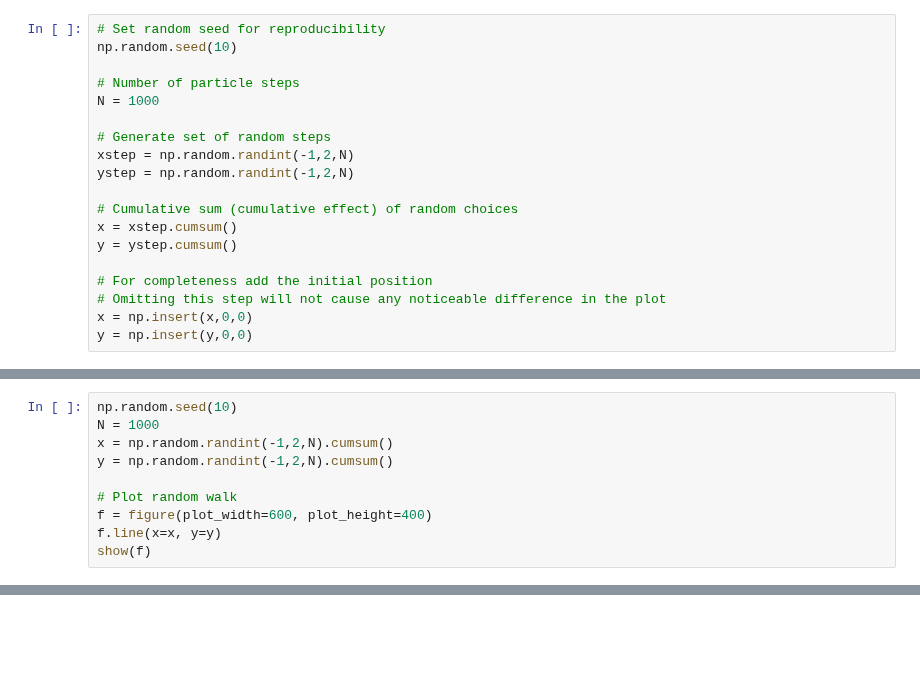
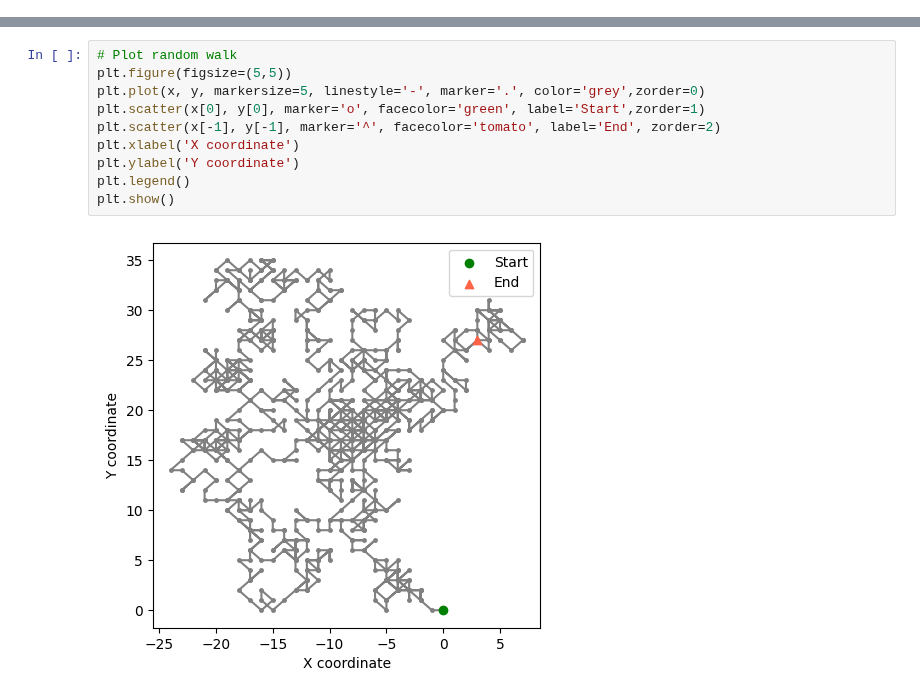
Before and after one commit to soilwater/pynotes-agriscience, a Jupyter notebook: exercises/random_walk.ipynb, the cells around one changed output, grey strips where cells are left out. Drawn from its saved outputs; the diff is of its cells as text; blank space fills up the shorter version.

```diff
--- a/exercises/random_walk.ipynb
+++ b/exercises/random_walk.ipynb
@@ -59,19 +68,0 @@ show(f)
-# %%
-# Set random seed for reproducibility
-np.random.seed(10)
-
-# Number of particle steps
-N = 1000
-
-# Generate set of random steps
-xstep = np.random.randint(-1,2,N)
-ystep = np.random.randint(-1,2,N)
-
-# Cumulative sum (cumulative effect) of random choices
-x = xstep.cumsum()
-y = ystep.cumsum()
-
-# For completeness add the initial position
-# Omitting this step will not cause any noticeable difference in the plot
-x = np.insert(x,0,0)
-y = np.insert(y,0,0)
@@ -91,10 +68,0 @@ show(f)
-# %%
-np.random.seed(10)
-N = 1000
-x = np.random.randint(-1,2,N).cumsum()
-y = np.random.randint(-1,2,N).cumsum()
-
-# Plot random walk
-f = figure(plot_width=600, plot_height=400)
-f.line(x=x, y=y)
-show(f)
@@ -103,0 +69,12 @@ show(f)
+# %%
+# Plot random walk
+plt.figure(figsize=(5,5))
+plt.plot(x, y, markersize=5, linestyle='-', marker='.', color='grey',zorder=0)
+plt.scatter(x[0], y[0], marker='o', facecolor='green', label='Start',zorder=1)
+plt.scatter(x[-1], y[-1], marker='^', facecolor='tomato', label='End', zorder=2)
+plt.xlabel('X coordinate')
+plt.ylabel('Y coordinate')
+plt.legend()
+plt.show()
+# %% [output]
+[figure, added]
```
Also changed, not shown: parts of 16 cells of this notebook, 1 other file.
